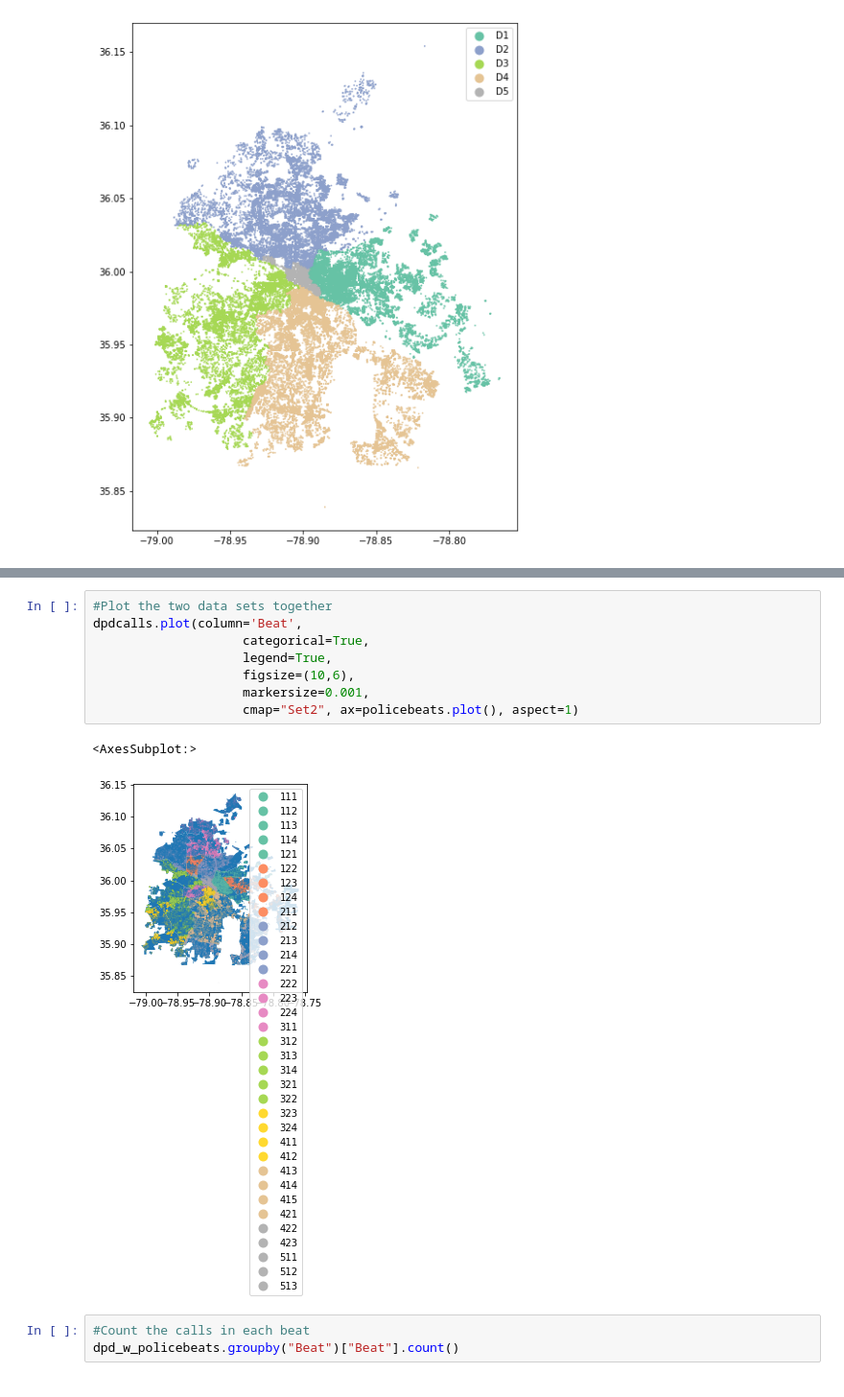
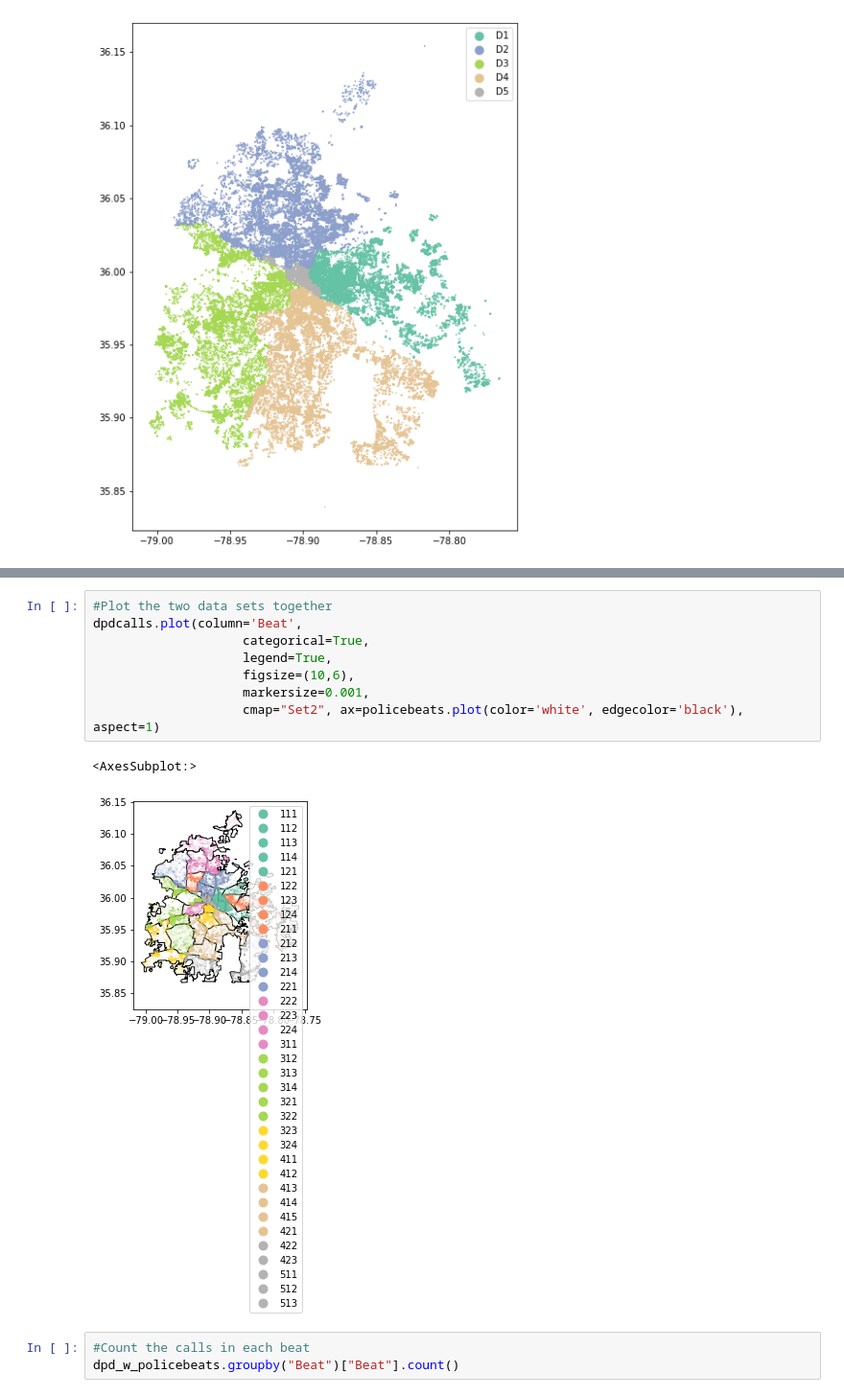
Before and after one commit to sadiesheridan/dataplus-project27-community-safety-durham, a Jupyter notebook: 10_code/EDA.ipynb, the cells around one changed output, grey strips where cells are left out. Shown at 96% size. Drawn from its saved outputs; the diff is of its cells as text.

```diff
--- a/10_code/EDA.ipynb
+++ b/10_code/EDA.ipynb
@@ -280,14 +304,14 @@ dpdcalls.plot(column='District',
 # %%
 #Plot the two data sets together
 dpdcalls.plot(column='Beat',
                     categorical=True,
                     legend=True,
                     figsize=(10,6),
                     markersize=0.001,
-                    cmap="Set2", ax=policebeats.plot(), aspect=1)
+                    cmap="Set2", ax=policebeats.plot(color='white', edgecolor='black'), aspect=1)
 # %% [output]
 <AxesSubplot:>
-[figure, old version]
+[figure, new version]
 # %%
 #Count the calls in each beat
 dpd_w_policebeats.groupby("Beat")["Beat"].count()
```
Also changed, not shown: parts of 2 cells of this notebook.
